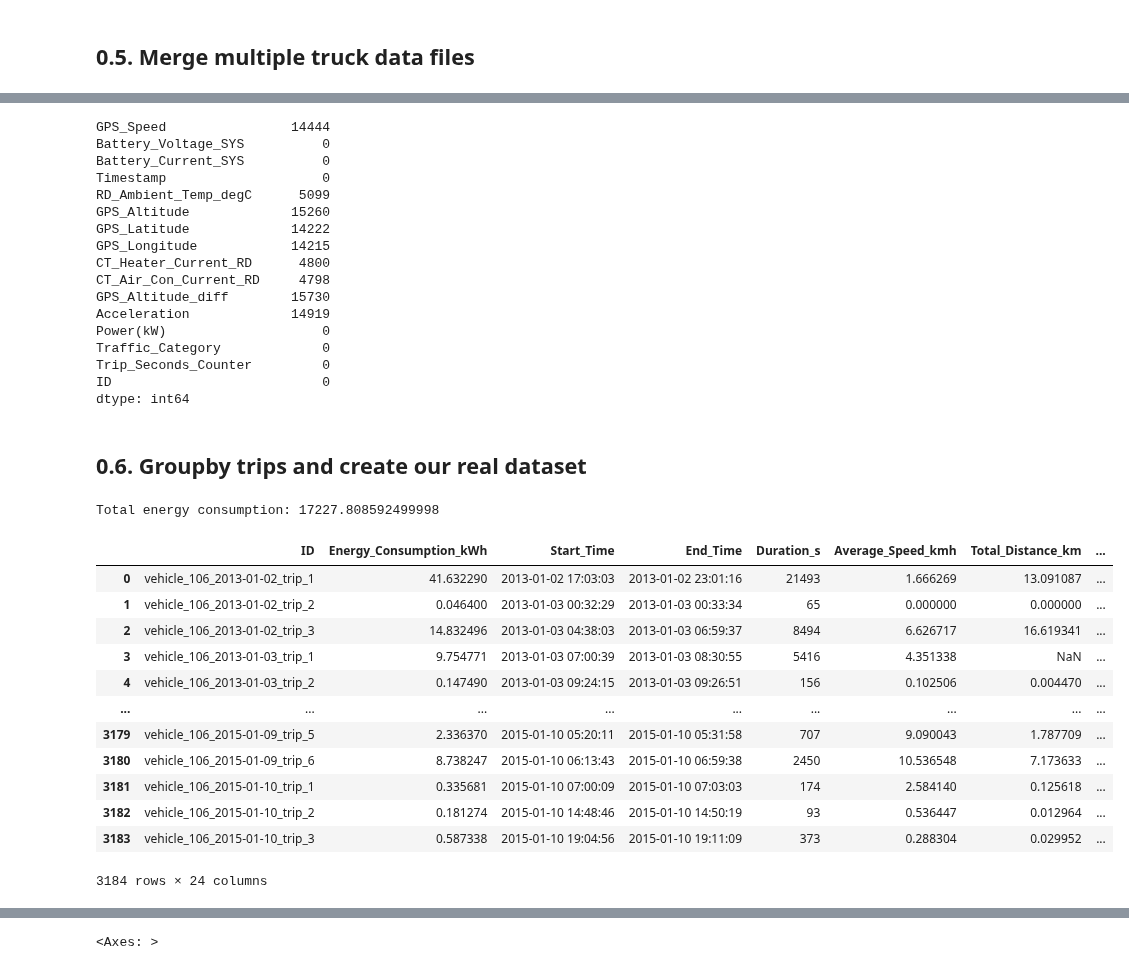
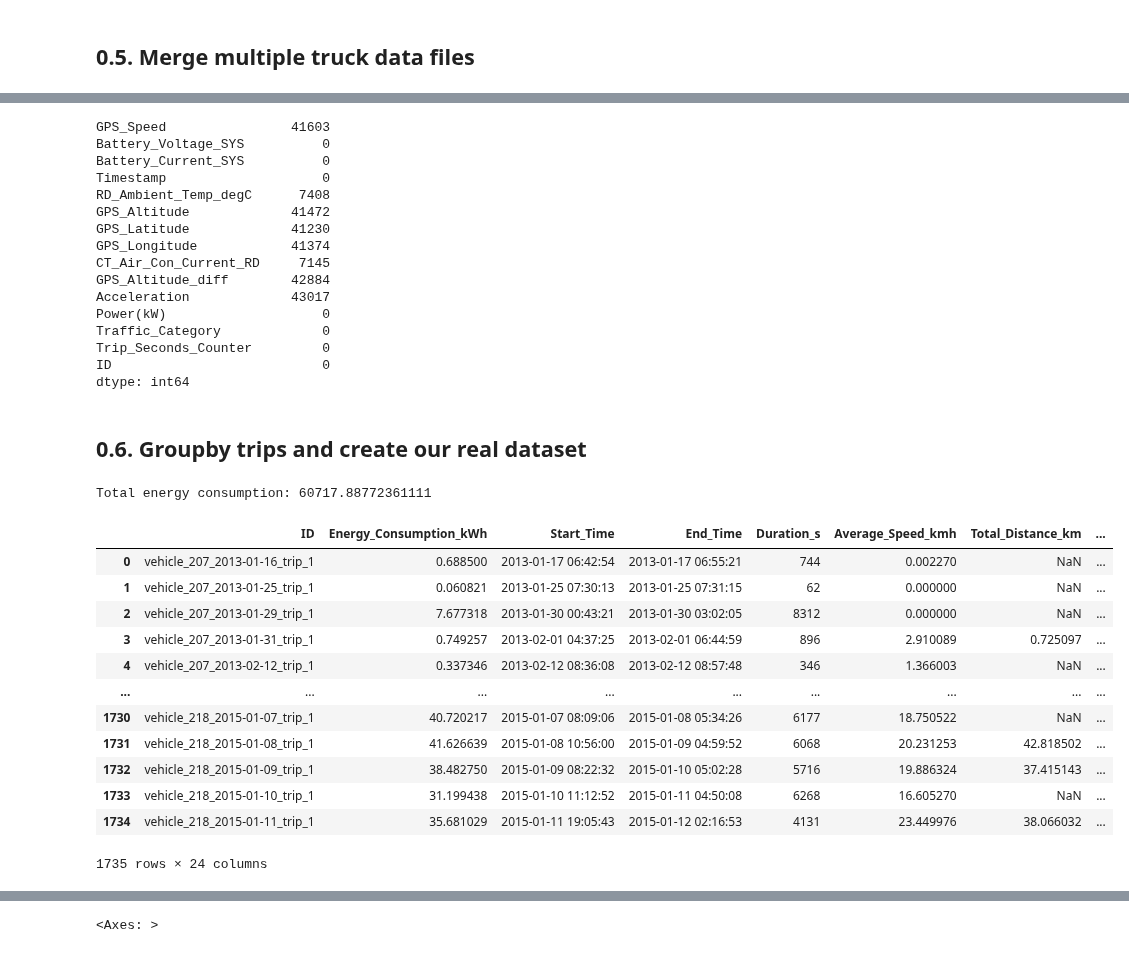
Before and after one commit to ydelipinar/Data_Based_Vehicle_Energy_Consumption_Modeling, a Jupyter notebook: ENS491_492_Project.ipynb, the cells around one changed output, grey strips where cells are left out. Drawn from its saved outputs; the diff is of its cells as text; code cells hidden in the pictures.

```diff
--- a/ENS491_492_Project.ipynb
+++ b/ENS491_492_Project.ipynb
@@ -302,8 +302,8 @@ def get_city(lat, lon):
 # %%
 df_list = [] # Initialize an empty list to store dataframes
 # SEARCH_VEHICLE_FOLDER_COUNT = 0
-STARTFOLDER = 1  #1 ilk dosya 0 degil
-ENDFOLDER = 15   #30 son dosya
+STARTFOLDER = 13  #1 ilk dosya 0 degil
+ENDFOLDER = 18   #30 son dosya
 
 #we have 30 folders
 vehicle_folder_counter = 0
@@ -434,10 +434,6 @@ for path, currentDirectory, files in os.walk(path_prefix):
     print(u'\u2713')
     vehicle_folder_counter += 1
 
-# the condition below for debug purposes, comment/uncomment if necessary
-# if vehicle_folder_counter >= ENDFOLDER:
-#     break
-# vehicle_folder_counter += 1
 
 # Merge all dataframes in the list
 print(removed_file_counter, 'files removed due to high NaN ratio')
@@ -466,18 +459,17 @@ Files have been merged ✓
 # %%
 df_merged.isna().sum()
 # %% [output]
-GPS_Speed                14444
+GPS_Speed                41603
 Battery_Voltage_SYS          0
 Battery_Current_SYS          0
 Timestamp                    0
-RD_Ambient_Temp_degC      5099
-GPS_Altitude             15260
-GPS_Latitude             14222
-GPS_Longitude            14215
-CT_Heater_Current_RD      4800
-CT_Air_Con_Current_RD     4798
-GPS_Altitude_diff        15730
-Acceleration             14919
+RD_Ambient_Temp_degC      7408
+GPS_Altitude             41472
+GPS_Latitude             41230
+GPS_Longitude            41374
+CT_Air_Con_Current_RD     7145
+GPS_Altitude_diff        42884
+Acceleration             43017
 Power(kW)                    0
 Traffic_Category             0
 Trip_Seconds_Counter         0
@@ -488,6 +480,2 @@ df_merged.to_csv('df_merged1.csv',index=False)
-# %%
-# Forward fill mis
-df_merged['GPS_Speed'] = df_merged['GPS_Speed'].ffill()
-df_merged['RD_Ambient_Temp_degC'] = df_merged['RD_Ambient_Temp_degC'].ffill()
 # %% [markdown]
 ## 0.6. Groupby trips and create our real dataset
@@ -505,14 +496,14 @@ def calculate_trip_metrics(df):
     # df['City_Name'] = df['City_Name'].ffill()
 
 
-    # latitude = df['GPS_Latitude'].median().round(3)
-    # longtitude = df['GPS_Longitude'].median().round(3)
-    # coordinate = str(latitude)+'-'+str(longtitude)
-    # if(coordinate in city_dict):
-    #     city = city_dict[coordinate]
-    # else:
-    #     city = get_city(latitude, longtitude)
-    #     city_dict[coordinate] = city
+    latitude = df['GPS_Latitude'].median().round(3)
+    longtitude = df['GPS_Longitude'].median().round(3)
+    coordinate = str(latitude)+'-'+str(longtitude)
+    if(coordinate in city_dict):
+        city = city_dict[coordinate]
+    else:
+        city = get_city(latitude, longtitude)
+        city_dict[coordinate] = city
 
 
     energy_consumption = np.trapz(y=df["Power(kW)"], x=df["Trip_Seconds_Counter"])
@@ -525,7 +516,6 @@ def calculate_trip_metrics(df):
 
     avg_traffic_category = df["Traffic_Category"].mean()
     avg_gps_altitude = df["GPS_Altitude"].mean()
-    avg_heater = df["CT_Heater_Current_RD"].mean()
     avg_air = df["CT_Air_Con_Current_RD"].mean()
 
     # Calculate separate means of positive and negative acceleration values, all of them in m/s^2
@@ -583,7 +573,7 @@ def calculate_trip_metrics(df):
         'Duration_s': duration,
         'Average_Speed_kmh' : avg_speed_kmh if not math.isnan(avg_speed_kmh) else 0,
         'Total_Distance_km': total_distance_km,
-        # 'City_Name': city,
+        'City_Name': city,
 
         'Max_Speed': max_speed,
         'Min_Speed': min_speed,
@@ -591,47 +581,46 @@ def calculate_trip_metrics(df):
         'Positive_Acceleration_Mean': positive_acceleration_mean,
         'Positive_Acceleration_Sum': positive_acceleration_sum,
 
         'Positive_Altitude-diff_Mean': positive_altitude_diff_mean,
         'Positive_Altitude-diff_Sum': positive_altitude_diff_sum,
 
 
         'Max_Altitude-diff': max_altitude_diff,
         'Min_Altitude-diff': min_altitude_diff,
         'Max_Altitude': max_altitude,
         'Min_Altitude': min_altitude,
         'GPS_Altitude_Mean':avg_gps_altitude,
 
         'Average_Ambient_Temperature': avg_temperature,
-        'Average_heater': avg_heater,
         'Average_air': avg_air,
         'Average_Ambient_Temperature': avg_temperature,
         'Characteristic_Acceleration': characteristic_Acc,
         'Kinetic_Intensity': characteristic_Acc / aero,
         'Traffic_Category_Mean': avg_traffic_category
     }
 
 # Group the DataFrame by 'ID', apply the custom function, and store the result in a Series
 trip_metrics = df_merged.groupby('ID').apply(calculate_trip_metrics)
 trip_metrics_df = trip_metrics.apply(pd.Series).reset_index()
 
 # Reset the index and print the total energy consumption
 print('Total energy consumption:', trip_metrics_df["Energy_Consumption_kWh"].sum())
 trip_metrics_df
 # %% [output]
-Total energy consumption: 17227.808592499998
+Total energy consumption: 60717.88772361111
 |  | ID | Energy_Consumption_kWh | Start_Time | End_Time | Duration_s | Average_Speed_kmh | Total_Distance_km | ... |
-| 0 | vehicle_106_2013-01-02_trip_1 | 41.632290 | 2013-01-02 17:03:03 | 2013-01-02 23:01:16 | 21493 | 1.666269 | 13.091087 | ... |
-| 1 | vehicle_106_2013-01-02_trip_2 | 0.046400 | 2013-01-03 00:32:29 | 2013-01-03 00:33:34 | 65 | 0.000000 | 0.000000 | ... |
-| 2 | vehicle_106_2013-01-02_trip_3 | 14.832496 | 2013-01-03 04:38:03 | 2013-01-03 06:59:37 | 8494 | 6.626717 | 16.619341 | ... |
-| 3 | vehicle_106_2013-01-03_trip_1 | 9.754771 | 2013-01-03 07:00:39 | 2013-01-03 08:30:55 | 5416 | 4.351338 | NaN | ... |
-| 4 | vehicle_106_2013-01-03_trip_2 | 0.147490 | 2013-01-03 09:24:15 | 2013-01-03 09:26:51 | 156 | 0.102506 | 0.004470 | ... |
+| 0 | vehicle_207_2013-01-16_trip_1 | 0.688500 | 2013-01-17 06:42:54 | 2013-01-17 06:55:21 | 744 | 0.002270 | NaN | ... |
+| 1 | vehicle_207_2013-01-25_trip_1 | 0.060821 | 2013-01-25 07:30:13 | 2013-01-25 07:31:15 | 62 | 0.000000 | NaN | ... |
+| 2 | vehicle_207_2013-01-29_trip_1 | 7.677318 | 2013-01-30 00:43:21 | 2013-01-30 03:02:05 | 8312 | 0.000000 | NaN | ... |
+| 3 | vehicle_207_2013-01-31_trip_1 | 0.749257 | 2013-02-01 04:37:25 | 2013-02-01 06:44:59 | 896 | 2.910089 | 0.725097 | ... |
+| 4 | vehicle_207_2013-02-12_trip_1 | 0.337346 | 2013-02-12 08:36:08 | 2013-02-12 08:57:48 | 346 | 1.366003 | NaN | ... |
 | ... | ... | ... | ... | ... | ... | ... | ... | ... |
-| 3179 | vehicle_106_2015-01-09_trip_5 | 2.336370 | 2015-01-10 05:20:11 | 2015-01-10 05:31:58 | 707 | 9.090043 | 1.787709 | ... |
-| 3180 | vehicle_106_2015-01-09_trip_6 | 8.738247 | 2015-01-10 06:13:43 | 2015-01-10 06:59:38 | 2450 | 10.536548 | 7.173633 | ... |
-| 3181 | vehicle_106_2015-01-10_trip_1 | 0.335681 | 2015-01-10 07:00:09 | 2015-01-10 07:03:03 | 174 | 2.584140 | 0.125618 | ... |
-| 3182 | vehicle_106_2015-01-10_trip_2 | 0.181274 | 2015-01-10 14:48:46 | 2015-01-10 14:50:19 | 93 | 0.536447 | 0.012964 | ... |
-| 3183 | vehicle_106_2015-01-10_trip_3 | 0.587338 | 2015-01-10 19:04:56 | 2015-01-10 19:11:09 | 373 | 0.288304 | 0.029952 | ... |
+| 1730 | vehicle_218_2015-01-07_trip_1 | 40.720217 | 2015-01-07 08:09:06 | 2015-01-08 05:34:26 | 6177 | 18.750522 | NaN | ... |
+| 1731 | vehicle_218_2015-01-08_trip_1 | 41.626639 | 2015-01-08 10:56:00 | 2015-01-09 04:59:52 | 6068 | 20.231253 | 42.818502 | ... |
+| 1732 | vehicle_218_2015-01-09_trip_1 | 38.482750 | 2015-01-09 08:22:32 | 2015-01-10 05:02:28 | 5716 | 19.886324 | 37.415143 | ... |
+| 1733 | vehicle_218_2015-01-10_trip_1 | 31.199438 | 2015-01-10 11:12:52 | 2015-01-11 04:50:08 | 6268 | 16.605270 | NaN | ... |
+| 1734 | vehicle_218_2015-01-11_trip_1 | 35.681029 | 2015-01-11 19:05:43 | 2015-01-12 02:16:53 | 4131 | 23.449976 | 38.066032 | ... |
-3184 rows × 24 columns
+1735 rows × 24 columns
 # %%
 trip_metrics_df.isna().sum()
 # %% [output]
```
Also changed, not shown: parts of 5 cells of this notebook.
